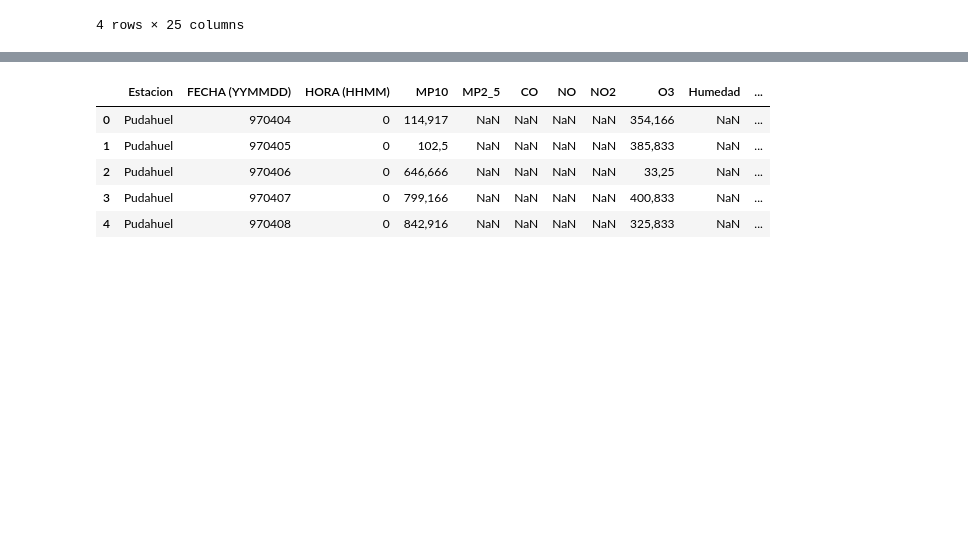
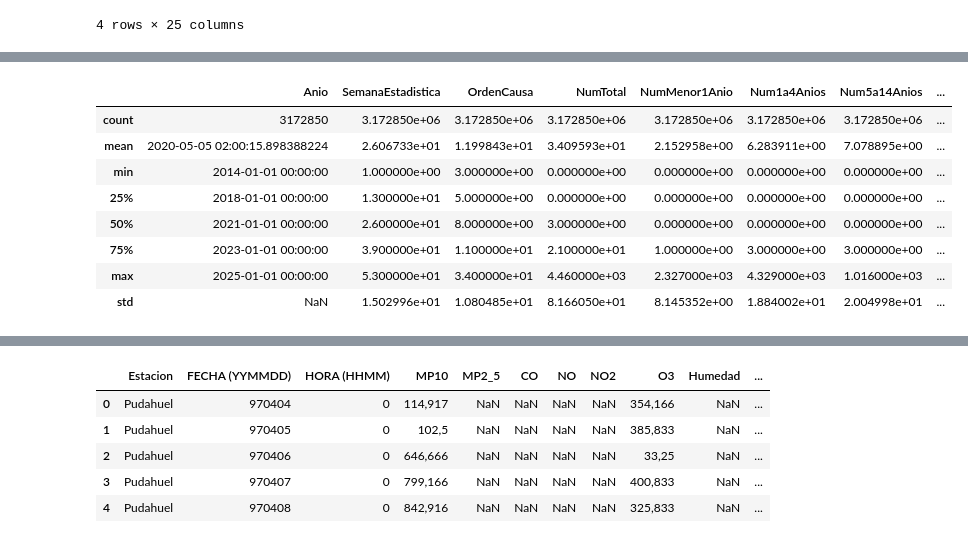
Before and after one commit to Branlut/miniproyecto2, a Jupyter notebook: analisis.ipynb, the cells around one changed output, grey strips where cells are left out. Cells and saved outputs as stored; diff of their text form; code cells hidden in the pictures; blank space fills up the shorter version.

```diff
--- a/analisis.ipynb
+++ b/analisis.ipynb
@@ -16,0 +57,14 @@ df_respiratorio.head(4)
+# %%
+df_respiratorio['Anio'] = pd.to_datetime(df_respiratorio['Anio'], format='%Y')
+# %%
+df_respiratorio.describe()
+# %% [output]
+|  | Anio | SemanaEstadistica | OrdenCausa | NumTotal | NumMenor1Anio | Num1a4Anios | Num5a14Anios | ... |
+| count | 3172850 | 3.172850e+06 | 3.172850e+06 | 3.172850e+06 | 3.172850e+06 | 3.172850e+06 | 3.172850e+06 | ... |
+| mean | 2020-05-05 02:00:15.898388224 | 2.606733e+01 | 1.199843e+01 | 3.409593e+01 | 2.152958e+00 | 6.283911e+00 | 7.078895e+00 | ... |
+| min | 2014-01-01 00:00:00 | 1.000000e+00 | 3.000000e+00 | 0.000000e+00 | 0.000000e+00 | 0.000000e+00 | 0.000000e+00 | ... |
+| 25% | 2018-01-01 00:00:00 | 1.300000e+01 | 5.000000e+00 | 0.000000e+00 | 0.000000e+00 | 0.000000e+00 | 0.000000e+00 | ... |
+| 50% | 2021-01-01 00:00:00 | 2.600000e+01 | 8.000000e+00 | 3.000000e+00 | 0.000000e+00 | 0.000000e+00 | 0.000000e+00 | ... |
+| 75% | 2023-01-01 00:00:00 | 3.900000e+01 | 1.100000e+01 | 2.100000e+01 | 1.000000e+00 | 3.000000e+00 | 3.000000e+00 | ... |
+| max | 2025-01-01 00:00:00 | 5.300000e+01 | 3.400000e+01 | 4.460000e+03 | 2.327000e+03 | 4.329000e+03 | 1.016000e+03 | ... |
+| std | NaN | 1.502996e+01 | 1.080485e+01 | 8.166050e+01 | 8.145352e+00 | 1.884002e+01 | 2.004998e+01 | ... |
```
Also changed, not shown: parts of 21 cells of this notebook.
